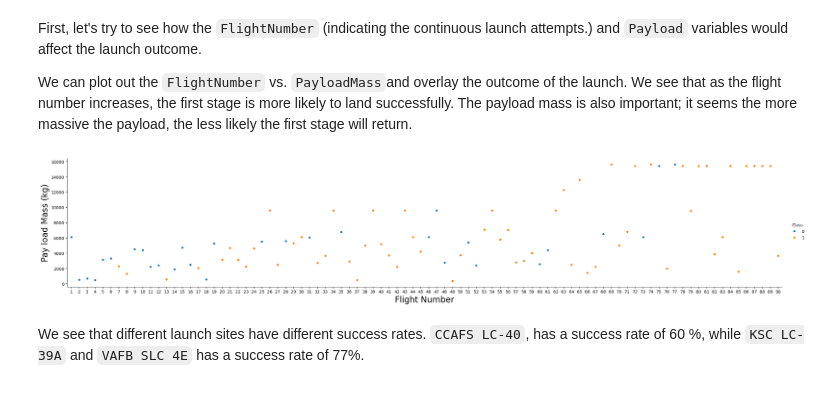
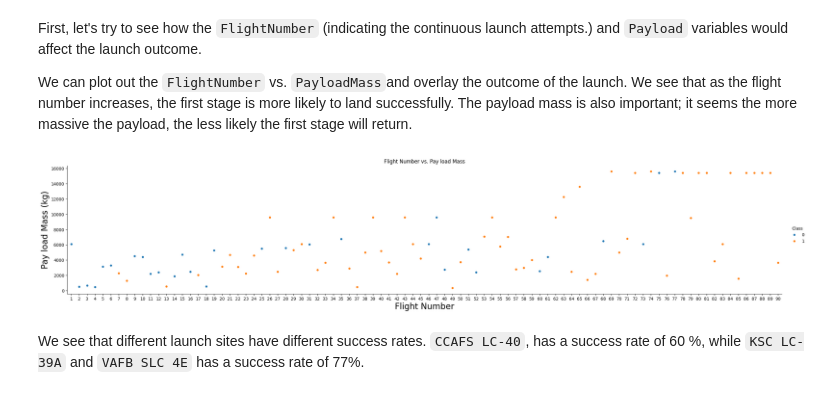
Before and after one commit to Jin-Jun-Mei/SpaceX, a Jupyter notebook: 5.EDA-dataviz.ipynb, the cells around one changed output. Cells and saved outputs as stored; diff of their text form; code cells hidden in the pictures.

```diff
--- a/5.EDA-dataviz.ipynb
+++ b/5.EDA-dataviz.ipynb
@@ -71,10 +71,11 @@ We can plot out the <code>FlightNumber</code> vs. <code>PayloadMass</code>and ov
 # %%
 sns.catplot(y="PayloadMass", x="FlightNumber", hue="Class", data=df, aspect = 5)
 plt.xlabel("Flight Number",fontsize=20)
 plt.ylabel("Pay load Mass (kg)",fontsize=20)
+plt.title ("Flight Number vs. Pay load Mass")
 plt.show()
 # %% [output]
-[figure, old version]
+[figure, new version]
 # %% [markdown]
 We see that different launch sites have different success rates.  <code>CCAFS LC-40</code>, has a success rate of 60 %, while  <code>KSC LC-39A</code> and <code>VAFB SLC 4E</code> has a success rate of 77%.
 # %% [markdown]
```
Also changed, not shown: parts of 9 cells of this notebook.
